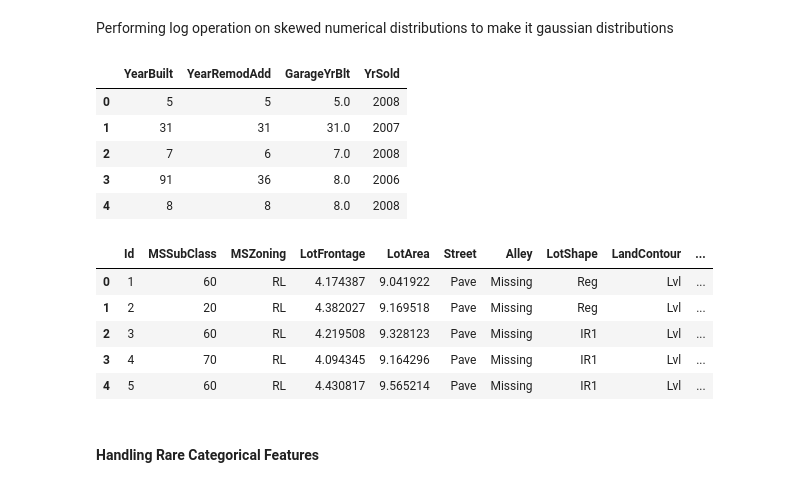
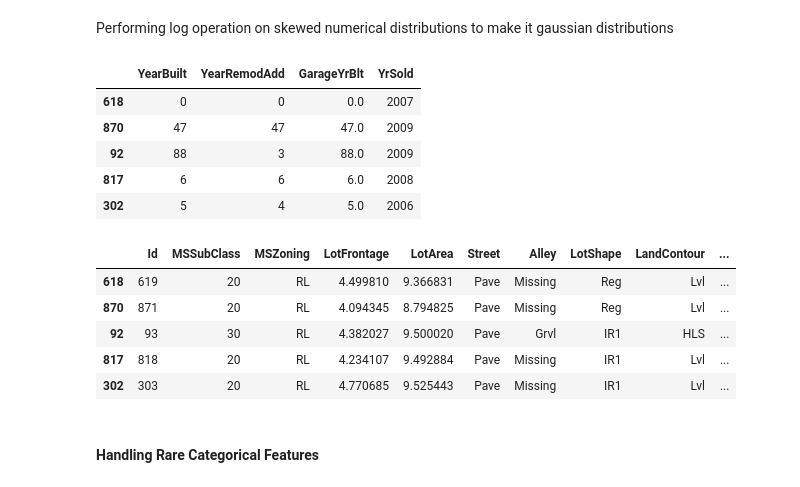
Before and after one commit to Prithvi2310/Advanced-House-Price-Prediction, a Jupyter notebook: ipynb files/Feature-Engineering.ipynb, the cells around one changed output. Drawn from its saved outputs; the diff is of its cells as text; code cells hidden in the pictures.

```diff
--- a/ipynb files/Feature-Engineering.ipynb
+++ b/ipynb files/Feature-Engineering.ipynb
@@ -68,7 +70,7 @@ def finding_categorical_features_nan(dataset):
     categorical_features_nan = [feature for feature in dataset.columns if dataset[feature].isnull().sum()>0 and dataset[feature].dtype == 'O']
     return categorical_features_nan
 # %%
-categorical_features_nan = finding_categorical_features_nan(dataset)
+categorical_features_nan = finding_categorical_features_nan(train_data)
 # %%
 def print_missing_values(dataset, features_nan):
     rows = dataset.shape[0]
@@ -101,8 +103,8 @@ def replace_nan_cat(dataset, features_nan):
     data[features_nan] = data[features_nan].fillna('Missing')
     return data
 
-dataset = replace_nan_cat(dataset, categorical_features_nan)
-dataset[categorical_features_nan].isnull().sum()
+train_data = replace_nan_cat(train_data, categorical_features_nan)
+train_data[categorical_features_nan].isnull().sum()
 # %% [output]
 Alley           0
 MasVnrType      0
@@ -208,14 +210,14 @@ dataset.head()
 # %% [markdown]
 Performing log operation on skewed numerical distributions to make it gaussian distributions
 # %%
-dataset[temporal_features].head()
+train_data[temporal_features].head()
 # %% [output]
 |  | YearBuilt | YearRemodAdd | GarageYrBlt | YrSold |
-| 0 | 5 | 5 | 5.0 | 2008 |
-| 1 | 31 | 31 | 31.0 | 2007 |
-| 2 | 7 | 6 | 7.0 | 2008 |
-| 3 | 91 | 36 | 8.0 | 2006 |
-| 4 | 8 | 8 | 8.0 | 2008 |
+| 618 | 0 | 0 | 0.0 | 2007 |
+| 870 | 47 | 47 | 47.0 | 2009 |
+| 92 | 88 | 3 | 88.0 | 2009 |
+| 817 | 6 | 6 | 6.0 | 2008 |
+| 302 | 5 | 4 | 5.0 | 2006 |
 # %%
 # from the EDA notebook we can see that the numerical features which do not have 0 and have a skewed distribution,
 # we get the following list of features
@@ -229,12 +231,12 @@ log_normalization(dataset, skewed_numerical_features)
 # %%
-dataset.head()
+train_data.head()
 # %% [output]
 |  | Id | MSSubClass | MSZoning | LotFrontage | LotArea | Street | Alley | LotShape | LandContour | ... |
-| 0 | 1 | 60 | RL | 4.174387 | 9.041922 | Pave | Missing | Reg | Lvl | ... |
-| 1 | 2 | 20 | RL | 4.382027 | 9.169518 | Pave | Missing | Reg | Lvl | ... |
-| 2 | 3 | 60 | RL | 4.219508 | 9.328123 | Pave | Missing | IR1 | Lvl | ... |
-| 3 | 4 | 70 | RL | 4.094345 | 9.164296 | Pave | Missing | IR1 | Lvl | ... |
-| 4 | 5 | 60 | RL | 4.430817 | 9.565214 | Pave | Missing | IR1 | Lvl | ... |
+| 618 | 619 | 20 | RL | 4.499810 | 9.366831 | Pave | Missing | Reg | Lvl | ... |
+| 870 | 871 | 20 | RL | 4.094345 | 8.794825 | Pave | Missing | Reg | Lvl | ... |
+| 92 | 93 | 30 | RL | 4.382027 | 9.500020 | Pave | Grvl | IR1 | HLS | ... |
+| 817 | 818 | 20 | RL | 4.234107 | 9.492884 | Pave | Missing | IR1 | Lvl | ... |
+| 302 | 303 | 20 | RL | 4.770685 | 9.525443 | Pave | Missing | IR1 | Lvl | ... |
 # %% [markdown]
 #### Handling Rare Categorical Features
 # %% [markdown]
```
Also changed, not shown: parts of 21 cells of this notebook, 1 other file.
